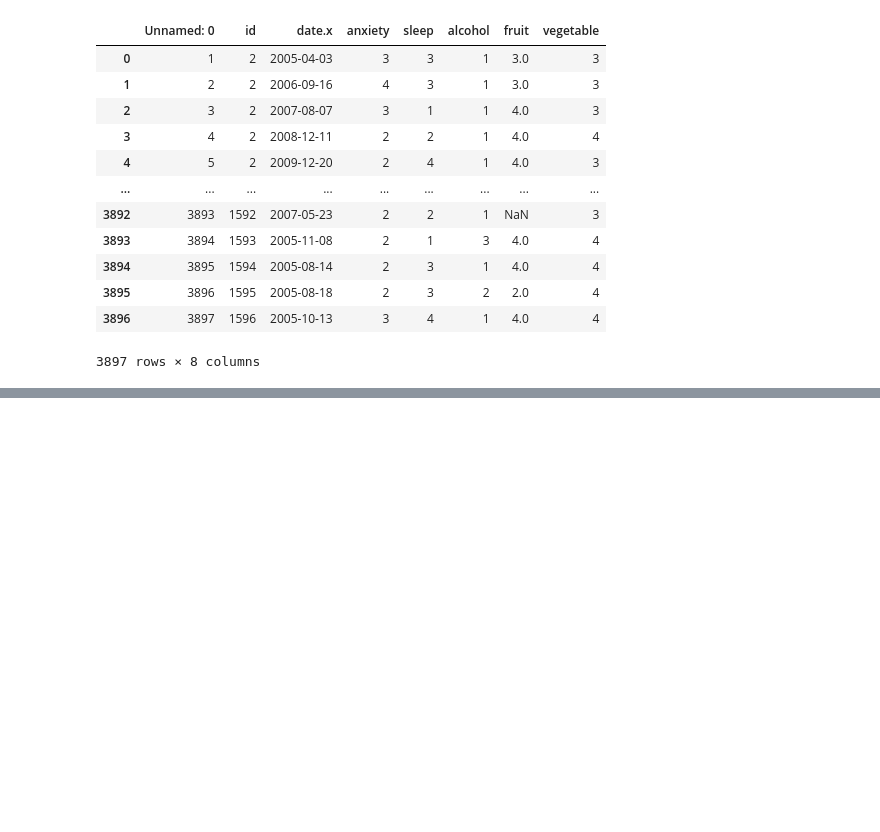
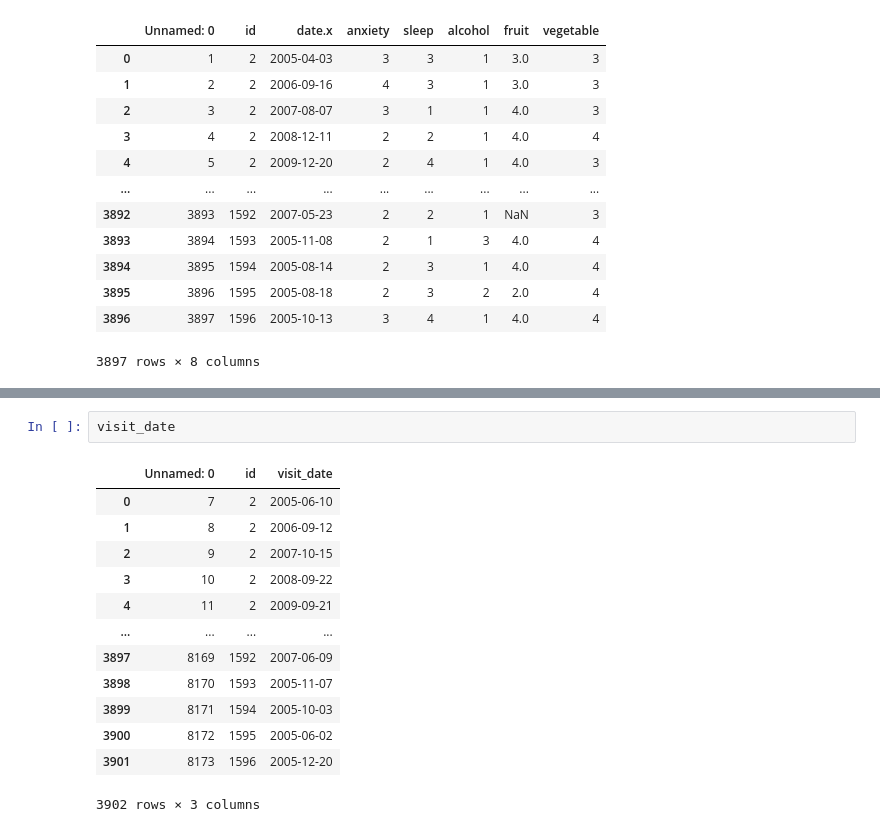
Before and after one commit to hds-sandbox/Dyn_Risk_Pred_Course, a Jupyter notebook: Code/exercise_solutions/Workshop_0_data_sources_asquisition.ipynb, the cells around one changed output, grey strips where cells are left out. Saved outputs shown, nothing was run; the diff lists cells and outputs as text; blank space fills up the shorter version.

```diff
--- a/Code/exercise_solutions/Workshop_0_data_sources_asquisition.ipynb
+++ b/Code/exercise_solutions/Workshop_0_data_sources_asquisition.ipynb
@@ -77,0 +287,16 @@ quest_data
+# %%
+visit_date
+# %% [output]
+|  | Unnamed: 0 | id | visit_date |
+| 0 | 7 | 2 | 2005-06-10 |
+| 1 | 8 | 2 | 2006-09-12 |
+| 2 | 9 | 2 | 2007-10-15 |
+| 3 | 10 | 2 | 2008-09-22 |
+| 4 | 11 | 2 | 2009-09-21 |
+| ... | ... | ... | ... |
+| 3897 | 8169 | 1592 | 2007-06-09 |
+| 3898 | 8170 | 1593 | 2005-11-07 |
+| 3899 | 8171 | 1594 | 2005-10-03 |
+| 3900 | 8172 | 1595 | 2005-06-02 |
+| 3901 | 8173 | 1596 | 2005-12-20 |
+3902 rows × 3 columns
```
Also changed, not shown: parts of 14 cells of this notebook, 3 other files.
